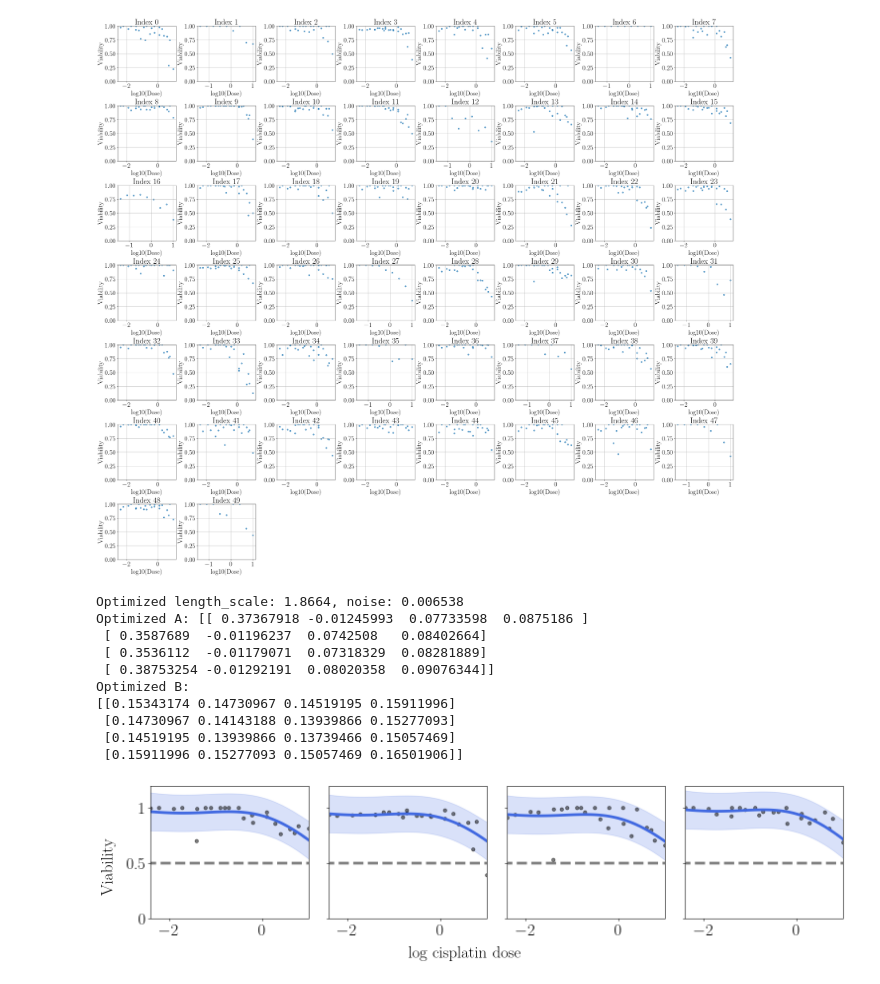
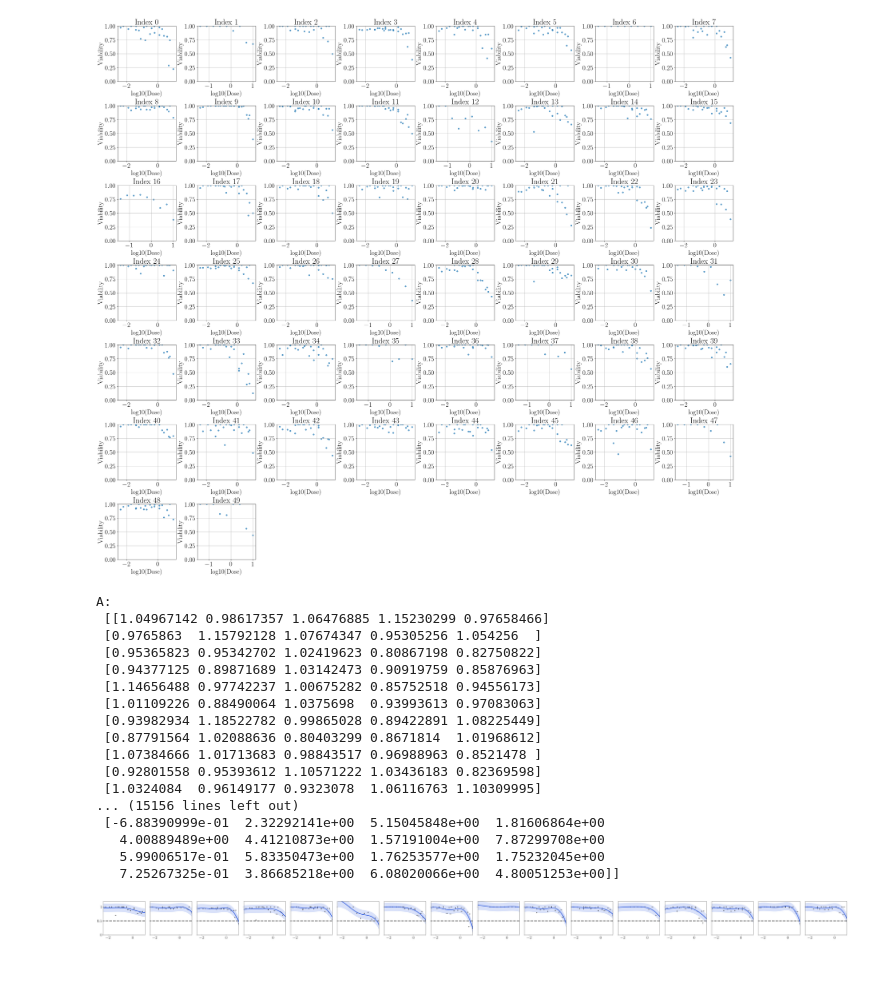
Before and after one commit to joshuarooijakkers/robust_conjugate_MOGP, a Jupyter notebook: experiments/cisplatin/cisplatin_MOGP.ipynb, the cells around one changed output. Cells and saved outputs as stored; diff of their text form; code cells hidden in the pictures.

```diff
--- a/experiments/cisplatin/cisplatin_MOGP.ipynb
+++ b/experiments/cisplatin/cisplatin_MOGP.ipynb
@@ -59,7 +54,7 @@ def preprocess_data(df, cell_line_indices):
 
     return x, Y.T
 
-list_cell_lines = [3, 13, 15, 29]
+list_cell_lines = [3, 13, 15, 29, 0, 1, 2, 4, 5, 6, 7, 8, 9, 10, 11, 12]
 x, Y = preprocess_data(df, list_cell_lines)
 # %%
 def visual_examples(df, k):
@@ -97,22 +92,30 @@ def visual_examples(df, k):
 visual_examples(df, 50)
 # %% [output]
 [figure]
+# %%
+def generate_A(d, r=1, base_strength=1.0, noise_level=0.1, seed=None):
+    if seed is not None:
+        np.random.seed(seed)
+    # Shared signal: induces positive correlations
+    shared_component = base_strength * np.ones((d, r))
+    # Small random noise to avoid exact collinearity
+    noise = noise_level * np.random.randn(d, r)
+    A = shared_component + noise
+    return A
 # %%
 # Initialization
 n_outputs = len(list_cell_lines)
 prior_mean = 0.5
 init_length_scale = 0.2
 init_noise_var = 0.1
-init_A = np.array([[1, 0, 0, 0],
-                   [0.8, 0.6, 0, 0],
-                   [0.8, 0.2666, 0.5375, 0],
-                   [0.8, 0.2666, 0.16538, 0.5114]
-                   ])
+init_A = generate_A(d=n_outputs, r=5, noise_level=0.1, seed=42)
+print("A:\n", init_A)
+print("B:\n", init_A @ init_A.T)
 
 # Instantiate and train
 mogp = MOGPRegressor(n_outputs = n_outputs, mean = prior_mean, length_scale=init_length_scale, noise = init_noise_var, A=init_A)
 mogp.fit(x, Y)
-
+print(len(x))
 # Optimize hyperparameters
 mogp.optimize_hyperparameters()
 
@@ -120,41 +123,48 @@ mogp.optimize_hyperparameters()
 x_test = np.linspace(-2.5, 1.5, 100).reshape(-1, 1)
 mu, var = mogp.predict(x_test)
 std = np.sqrt(var + mogp.noise)
 
 # Plotting
 fig, axs = plt.subplots(1, n_outputs, figsize=(4 * n_outputs, 4))  # Dynamically adjust figure size
 
 for i in range(n_outputs):
     axs[i].plot(x.flatten(), Y[:, i], 'o', color='black', alpha=0.5)
     axs[i].plot(x_test, prior_mean * np.ones((len(x_test), 1)), '--', color='grey')
     axs[i].plot(x_test.flatten(), mu[:, i], '-', color='royalblue', label='Predicted Mean')
     axs[i].fill_between(x_test.flatten(), mu[:, i] - 2*std[:, i], mu[:, i] + 2*std[:, i],
                         color='royalblue', alpha=0.2, label='±2 Std. Dev.')
 
     axs[i].set_ylim([0, 1.2])
     axs[i].set_xlim([x[0], x[-1]])
     axs[i].set_yticks([0, 0.5, 1])
 
     if i == 0:
         axs[i].set_yticklabels(['0', '0.5', '1'])  # Only show labels on the leftmost plot
     else:
         axs[i].set_yticklabels([])  # Hide on all others
 
 # # Common axis labels
 # fig.text(0.5, 0.04, 'log cisplatin dose', ha='center', fontsize=24)
 # fig.text(0.04, 0.5, 'Viability', va='center', rotation='vertical', fontsize=24)
 
 plt.tight_layout(rect=[0.05, 0.05, 1, 1])  # Leave room for the labels
 plt.show()
 # %% [output]
-Optimized length_scale: 1.8664, noise: 0.006538
-Optimized A: [[ 0.37367918 -0.01245993  0.07733598  0.0875186 ]
- [ 0.3587689  -0.01196237  0.0742508   0.08402664]
- [ 0.3536112  -0.01179071  0.07318329  0.08281889]
- [ 0.38753254 -0.01292191  0.08020358  0.09076344]]
-Optimized B:
-[[0.15343174 0.14730967 0.14519195 0.15911996]
- [0.14730967 0.14143188 0.13939866 0.15277093]
- [0.14519195 0.13939866 0.13739466 0.15057469]
- [0.15911996 0.15277093 0.15057469 0.16501906]]
+A:
+ [[1.04967142 0.98617357 1.06476885 1.15230299 0.97658466]
+ [0.9765863  1.15792128 1.07674347 0.95305256 1.054256  ]
+ [0.95365823 0.95342702 1.02419623 0.80867198 0.82750822]
+ [0.94377125 0.89871689 1.03142473 0.90919759 0.85876963]
+ [1.14656488 0.97742237 1.00675282 0.85752518 0.94556173]
+ [1.01109226 0.88490064 1.0375698  0.93993613 0.97083063]
+ [0.93982934 1.18522782 0.99865028 0.89422891 1.08225449]
+ [0.87791564 1.02088636 0.80403299 0.8671814  1.01968612]
+ [1.07384666 1.01713683 0.98843517 0.96988963 0.8521478 ]
+ [0.92801558 0.95393612 1.10571222 1.03436183 0.82369598]
+ [1.0324084  0.96149177 0.9323078  1.06116763 1.10309995]
+... (15156 lines left out)
+ [-6.88390999e-01  2.32292141e+00  5.15045848e+00  1.81606864e+00
+   4.00889489e+00  4.41210873e+00  1.57191004e+00  7.87299708e+00
+   5.99006517e-01  5.83350473e+00  1.76253577e+00  1.75232045e+00
+   7.25267325e-01  3.86685218e+00  6.08020066e+00  4.80051253e+00]]
-[figure, old version]
+[figure, new version]
```
Also changed, not shown: parts of 3 cells of this notebook, 1 other file.
